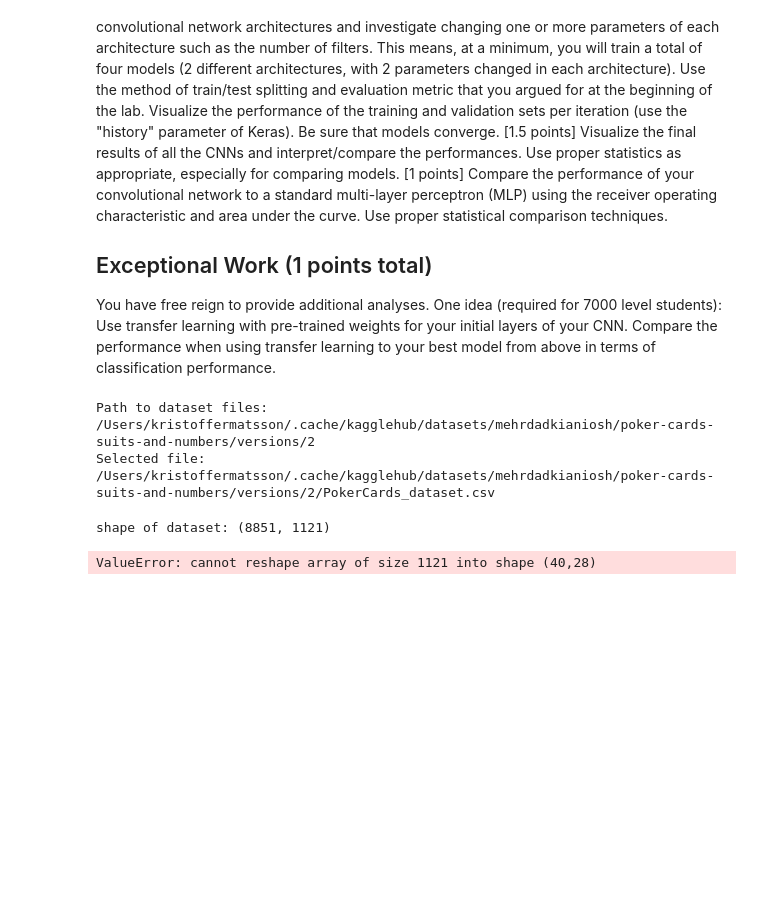
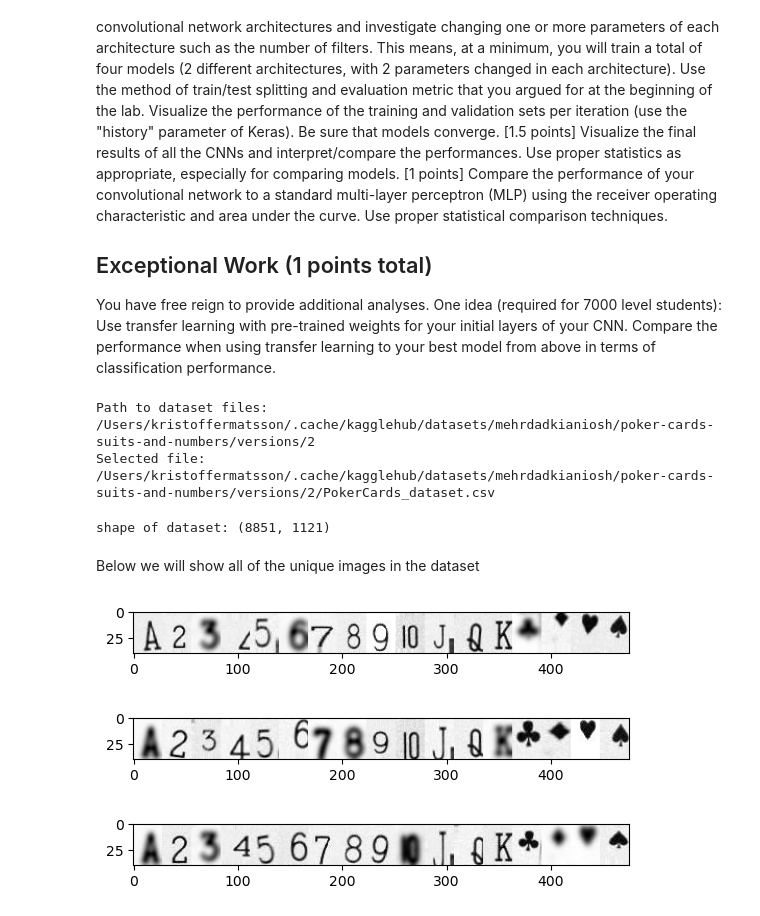
Before and after one commit to kdmatsson/CS-7324-Machine-Learning-in-Python, a Jupyter notebook: Lab_6_Folder/Lab_6.ipynb, the cells around one changed output. Cells and saved outputs as stored; diff of their text form; code cells hidden in the pictures; blank space fills up the shorter version.

Commit message:
adding visualization of poker cards

```diff
--- a/Lab_6_Folder/Lab_6.ipynb
+++ b/Lab_6_Folder/Lab_6.ipynb
@@ -37,13 +37,26 @@ Path to dataset files: /Users/kristoffermatsson/.cache/kagglehub/datasets/mehrda
 Selected file: /Users/kristoffermatsson/.cache/kagglehub/datasets/mehrdadkianiosh/poker-cards-suits-and-numbers/versions/2/PokerCards_dataset.csv
 # %%
 # Read the data and study the data types and missing values
-df_raw = pd.read_csv(file_path)
+df = pd.read_csv(file_path)
 
-print(f'shape of dataset:', df_raw.shape)
-
-pixels = df.iloc[0, :1120].values
-
-plt.imshow(image)
+print(f'shape of dataset:', df.shape)
 # %% [output]
 shape of dataset: (8851, 1121)
-ValueError: cannot reshape array of size 1121 into shape (40,28)
+# %% [markdown]
+Below we will show all of the unique images in the dataset
+# %%
+for i in range(3):
+    image_list = [] # init the image list for visualization
+    for label in df['label'].unique():
+        row = df[df['label'] == label].iloc[i]
+
+        image = row.drop('label').values.reshape(40, 28)
+        image_list.append(image)
+
+    image_stack = np.hstack(image_list)
+    plt.imshow(image_stack, cmap = 'gray')
+    plt.show()
+# %% [output]
+[figure, added]
+[figure, added]
+[figure, added]
```
